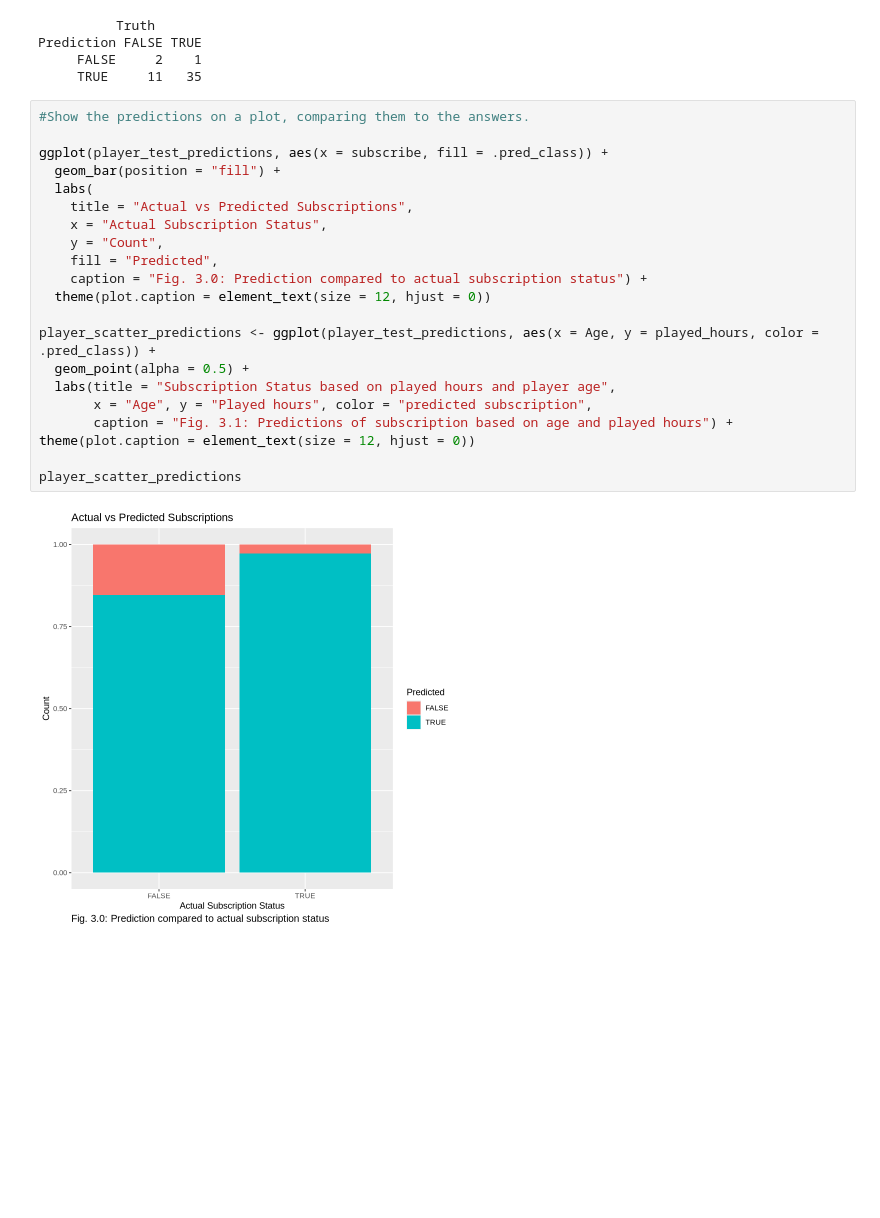
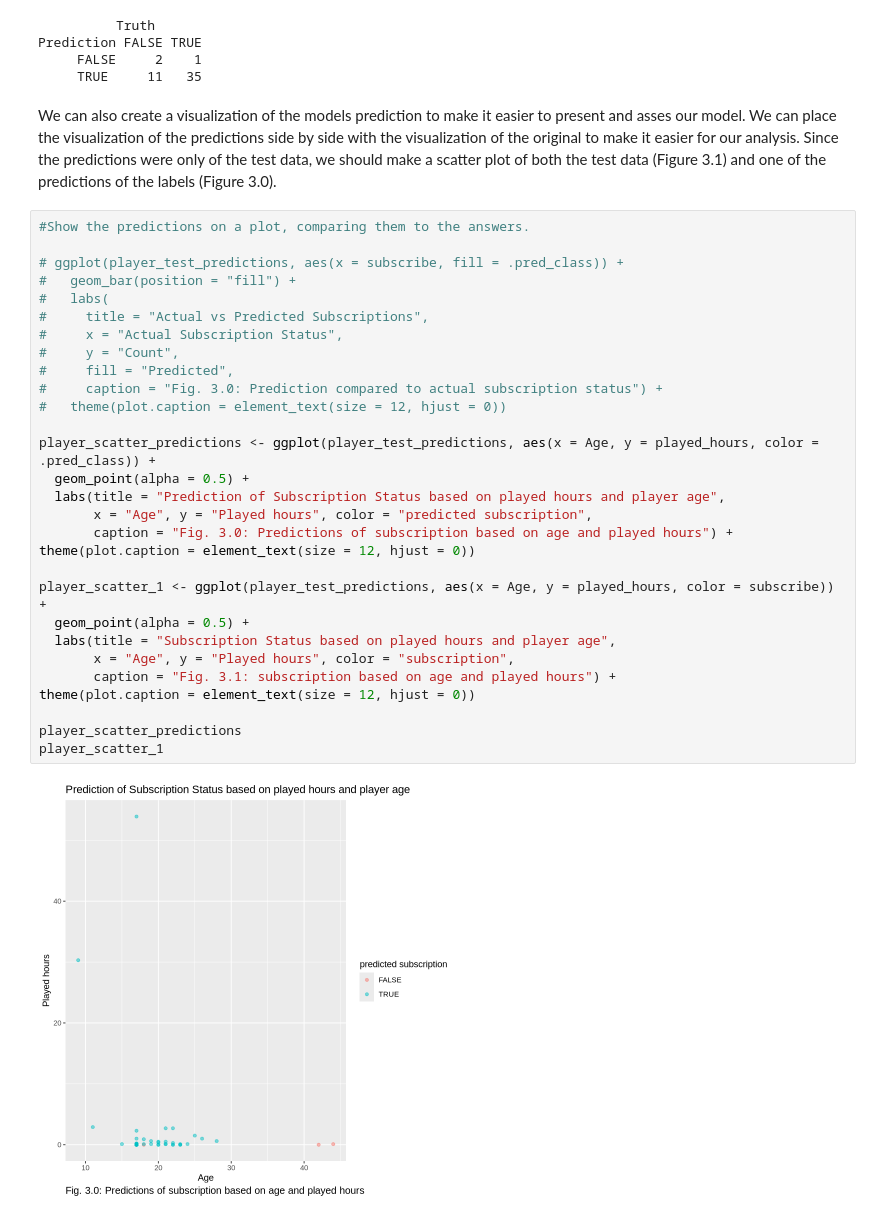
Before and after one commit to Rico-rgb/dsci-100-project-template, a Jupyter notebook: project real.ipynb, the cells around one changed output. Cells and saved outputs as stored; diff of their text form; blank space fills up the shorter version.

Commit message:
almost finished report, only missing discussion

```diff
--- a/project real.ipynb
+++ b/project real.ipynb
@@ -225,26 +241,36 @@ A tibble: 1 × 3
 Prediction FALSE TRUE
      FALSE     2    1
      TRUE     11   35
+# %% [markdown]
+We can also create a visualization of the models prediction to make it easier to present and asses our model. We can place the visualization of the predictions side by side with the visualization of the original to make it easier for our analysis. Since the predictions were only of the test data, we should make a scatter plot of both the test data (Figure 3.1) and one of the predictions of the labels (Figure 3.0).
 # %%
 #Show the predictions on a plot, comparing them to the answers.
 
-ggplot(player_test_predictions, aes(x = subscribe, fill = .pred_class)) +
-  geom_bar(position = "fill") +
-  labs(
-    title = "Actual vs Predicted Subscriptions",
-    x = "Actual Subscription Status",
-    y = "Count",
-    fill = "Predicted",
-    caption = "Fig. 3.0: Prediction compared to actual subscription status") +
-  theme(plot.caption = element_text(size = 12, hjust = 0))
+# ggplot(player_test_predictions, aes(x = subscribe, fill = .pred_class)) +
+#   geom_bar(position = "fill") +
+#   labs(
+#     title = "Actual vs Predicted Subscriptions",
+#     x = "Actual Subscription Status",
+#     y = "Count",
+#     fill = "Predicted",
+#     caption = "Fig. 3.0: Prediction compared to actual subscription status") +
+#   theme(plot.caption = element_text(size = 12, hjust = 0))
 
 player_scatter_predictions <- ggplot(player_test_predictions, aes(x = Age, y = played_hours, color = .pred_class)) +
   geom_point(alpha = 0.5) +
+  labs(title = "Prediction of Subscription Status based on played hours and player age",
+       x = "Age", y = "Played hours", color = "predicted subscription",
+       caption = "Fig. 3.0: Predictions of subscription based on age and played hours") +
+theme(plot.caption = element_text(size = 12, hjust = 0))
+
+player_scatter_1 <- ggplot(player_test_predictions, aes(x = Age, y = played_hours, color = subscribe)) +
+  geom_point(alpha = 0.5) +
   labs(title = "Subscription Status based on played hours and player age",
-       x = "Age", y = "Played hours", color = "predicted subscription",
-       caption = "Fig. 3.1: Predictions of subscription based on age and played hours") +
+       x = "Age", y = "Played hours", color = "subscription",
+       caption = "Fig. 3.1: subscription based on age and played hours") +
 theme(plot.caption = element_text(size = 12, hjust = 0))
 
 player_scatter_predictions
+player_scatter_1
 # %% [output]
-[figure, old version]
+[figure, new version]
```
Also changed, not shown: parts of 10 cells of this notebook.
